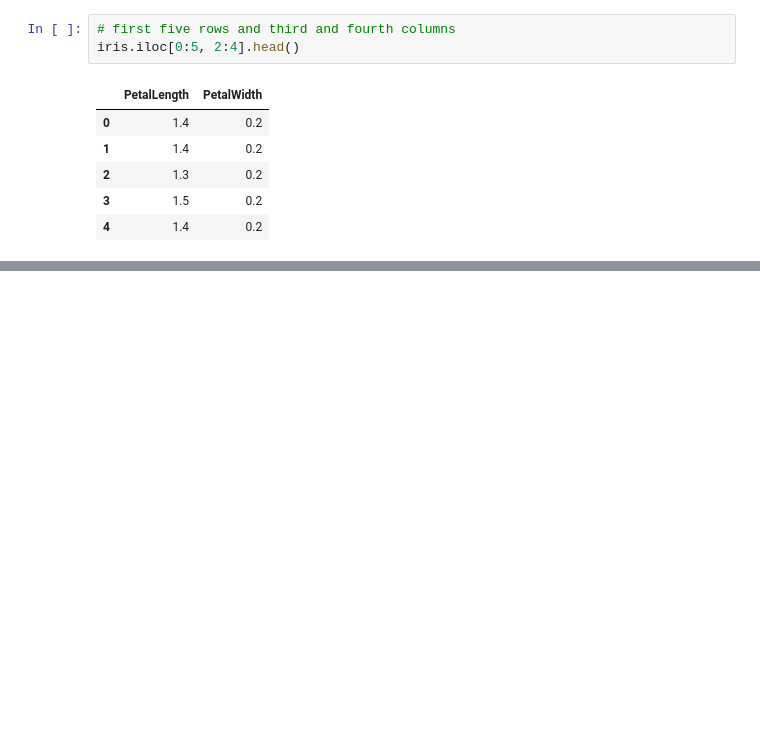
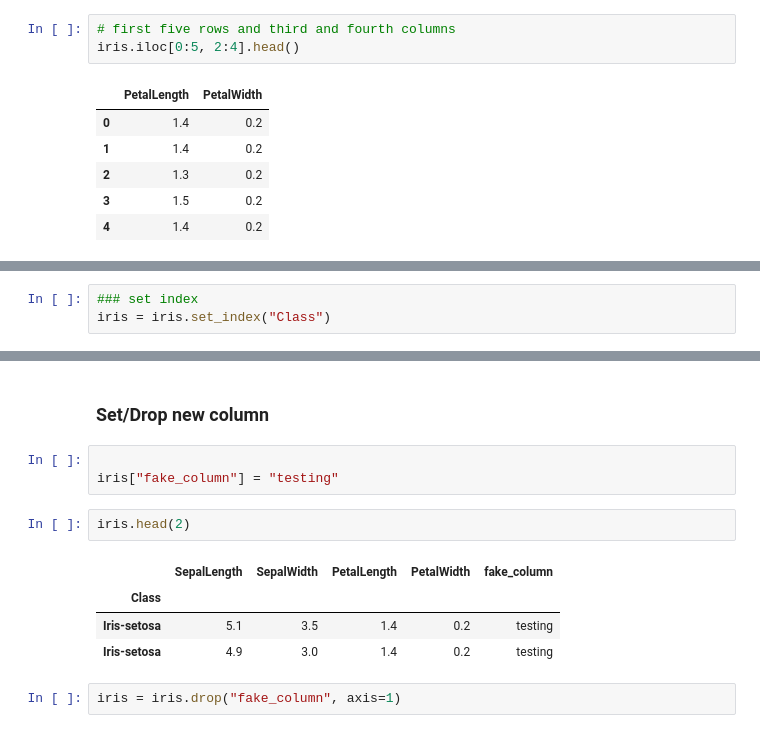
Before and after one commit to davideliason/DM4BA_Personal_Practice, a Jupyter notebook: Pandas_DataAnalysis.ipynb, the cells around one changed output, grey strips where cells are left out. Saved outputs shown, nothing was run; the diff lists cells and outputs as text; blank space fills up the shorter version.

```diff
--- a/Pandas_DataAnalysis.ipynb
+++ b/Pandas_DataAnalysis.ipynb
@@ -197,0 +200,3 @@ iris.iloc[0:5, 2:4].head()
+# %%
+### set index
+iris = iris.set_index("Class")
@@ -197,0 +210,14 @@ iris.iloc[0:5, 2:4].head()
+# %% [markdown]
+### Set/Drop new column
+# %%
+
+iris["fake_column"] = "testing"
+# %%
+iris.head(2)
+# %% [output]
+|  | SepalLength | SepalWidth | PetalLength | PetalWidth | fake_column |
+| Class |  |  |  |  |  |
+| Iris-setosa | 5.1 | 3.5 | 1.4 | 0.2 | testing |
+| Iris-setosa | 4.9 | 3.0 | 1.4 | 0.2 | testing |
+# %%
+iris = iris.drop("fake_column", axis=1)
```
Also changed, not shown: parts of 7 cells of this notebook.
